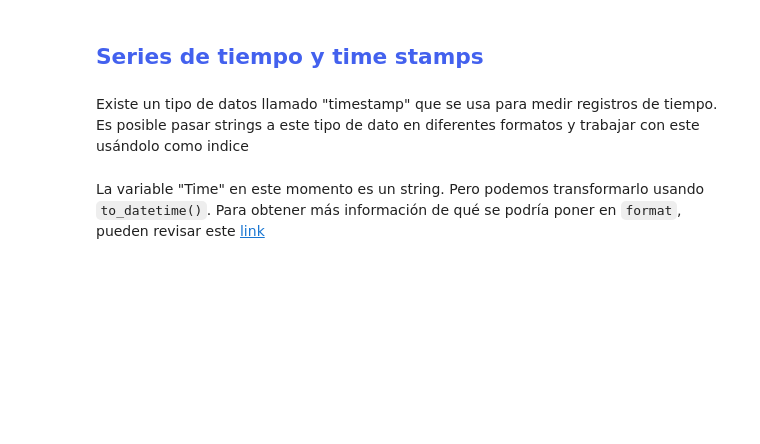
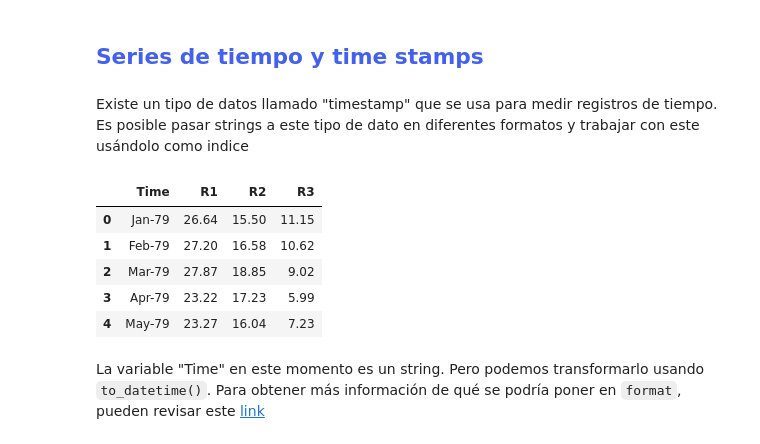
Before and after one commit to AprendizajeProfundo/Libro_Fundamentos_Programacion, a Jupyter notebook: Python/Cuadernos/Taller_Pandas.ipynb, the cells around one changed output. Saved outputs shown, nothing was run; the diff lists cells and outputs as text; code cells hidden in the pictures; blank space fills up the shorter version.

```diff
--- a/Python/Cuadernos/Taller_Pandas.ipynb
+++ b/Python/Cuadernos/Taller_Pandas.ipynb
@@ -613,9 +729,16 @@ right_joined.head(10)
 # %% [markdown]
 Existe un tipo de datos llamado "timestamp" que se usa para medir registros de tiempo. Es posible pasar strings a este tipo de dato en diferentes formatos y trabajar con este usándolo como indice
 # %%
-airrpm=pd.read_csv(folder_path+'airrpm.txt', header=None, delimiter= '\s+', decimal=",")
+airrpm=pd.read_csv(folder_path+'airrpm.txt?raw=true', header=None, delimiter= '\s+', decimal=",")
 airrpm.columns=["Time", "R1", "R2", "R3"]
 airrpm.head()
+# %% [output]
+|  | Time | R1 | R2 | R3 |
+| 0 | Jan-79 | 26.64 | 15.50 | 11.15 |
+| 1 | Feb-79 | 27.20 | 16.58 | 10.62 |
+| 2 | Mar-79 | 27.87 | 18.85 | 9.02 |
+| 3 | Apr-79 | 23.22 | 17.23 | 5.99 |
+| 4 | May-79 | 23.27 | 16.04 | 7.23 |
 # %% [markdown]
 La variable "Time" en este momento es un string. Pero podemos transformarlo usando `to_datetime()`. Para obtener más información de qué se podría poner en `format`, pueden revisar este [link](https://docs.python.org/3/library/datetime.html#strftime-and-strptime-behavior)
 # %%
```
Also changed, not shown: parts of 25 cells of this notebook, 1 other file.
